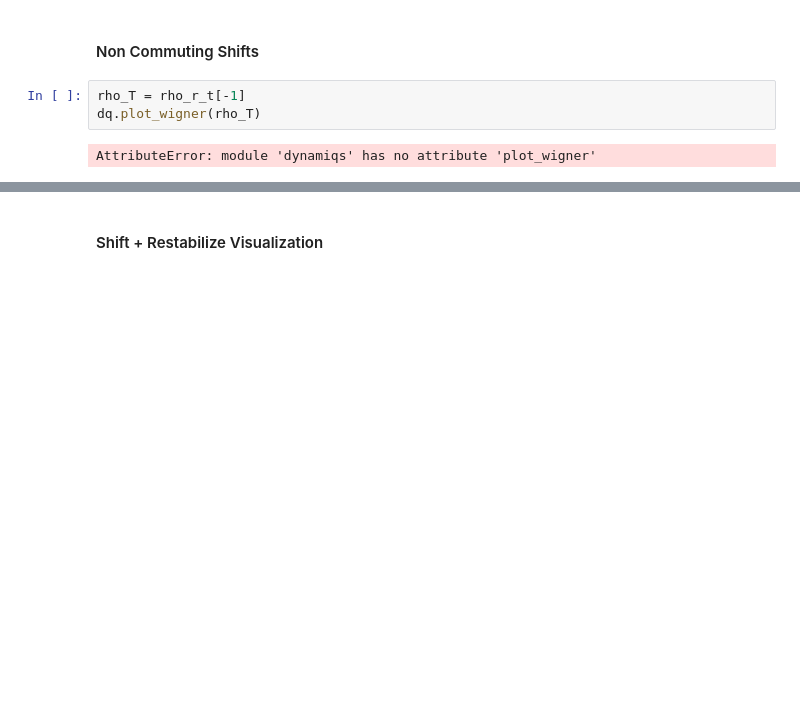
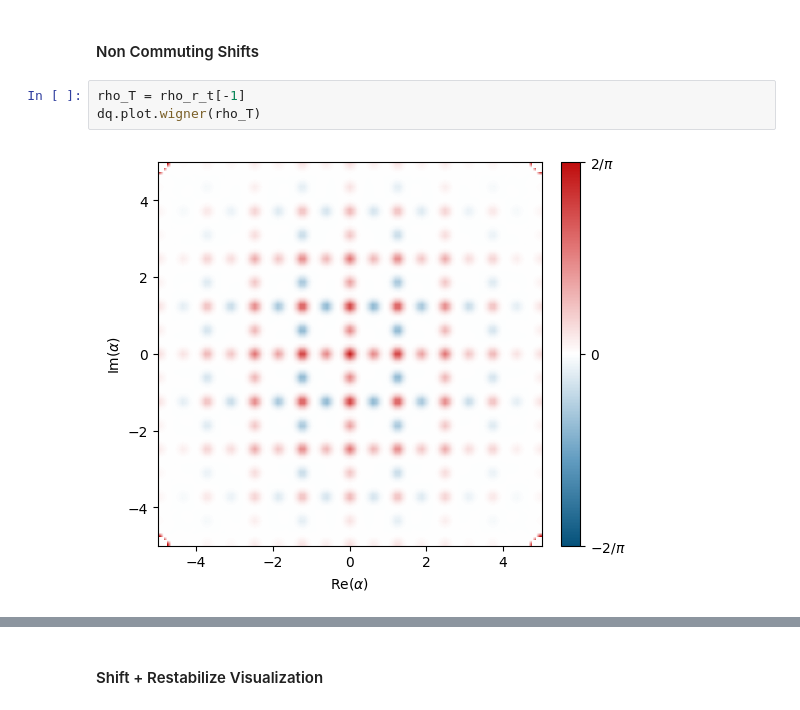
Before and after one commit to connorblake1/jiang-research, a Jupyter notebook: FiniteGKP/jax_FiniteGKP.ipynb, the cells around one changed output, grey strips where cells are left out. Drawn from its saved outputs; the diff is of its cells as text; blank space fills up the shorter version.

```diff
--- a/FiniteGKP/jax_FiniteGKP.ipynb
+++ b/FiniteGKP/jax_FiniteGKP.ipynb
@@ -376,9 +392,9 @@ plt.show()
 #### Non Commuting Shifts
 # %%
 rho_T = rho_r_t[-1]
-dq.plot_wigner(rho_T)
+dq.plot.wigner(rho_T)
 # %% [output]
-AttributeError: module 'dynamiqs' has no attribute 'plot_wigner'
+[figure, added]
 # %%
 alpha_shift = 1j
 shift_cycle = [1j, 1, -1j, -1]
```
Also changed, not shown: parts of 12 cells of this notebook, 12 other files.
